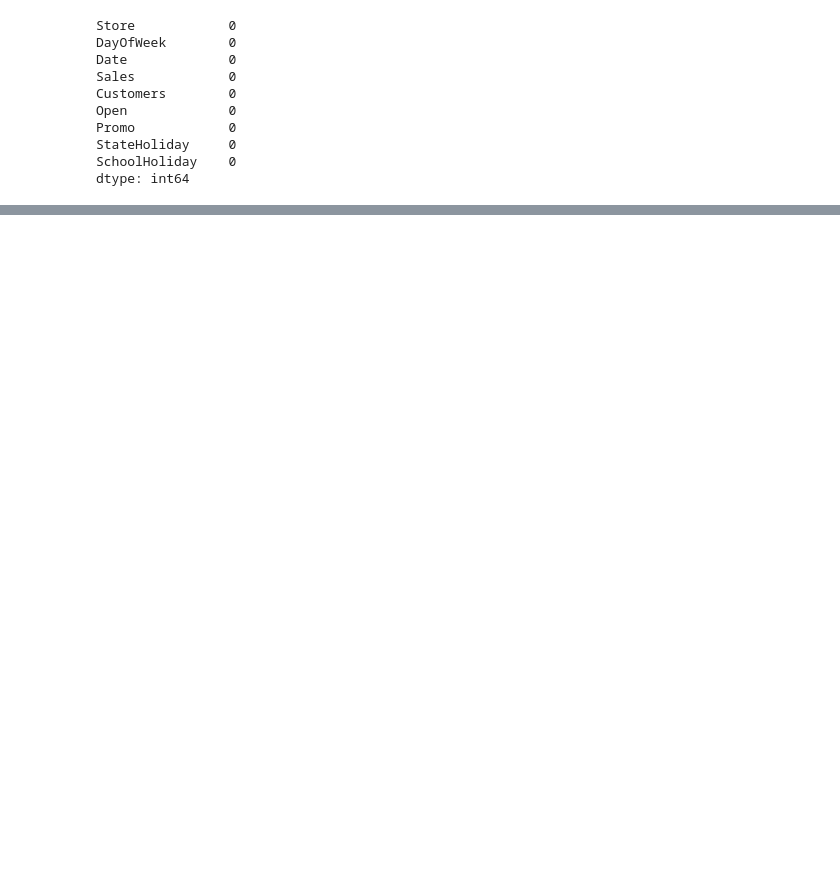
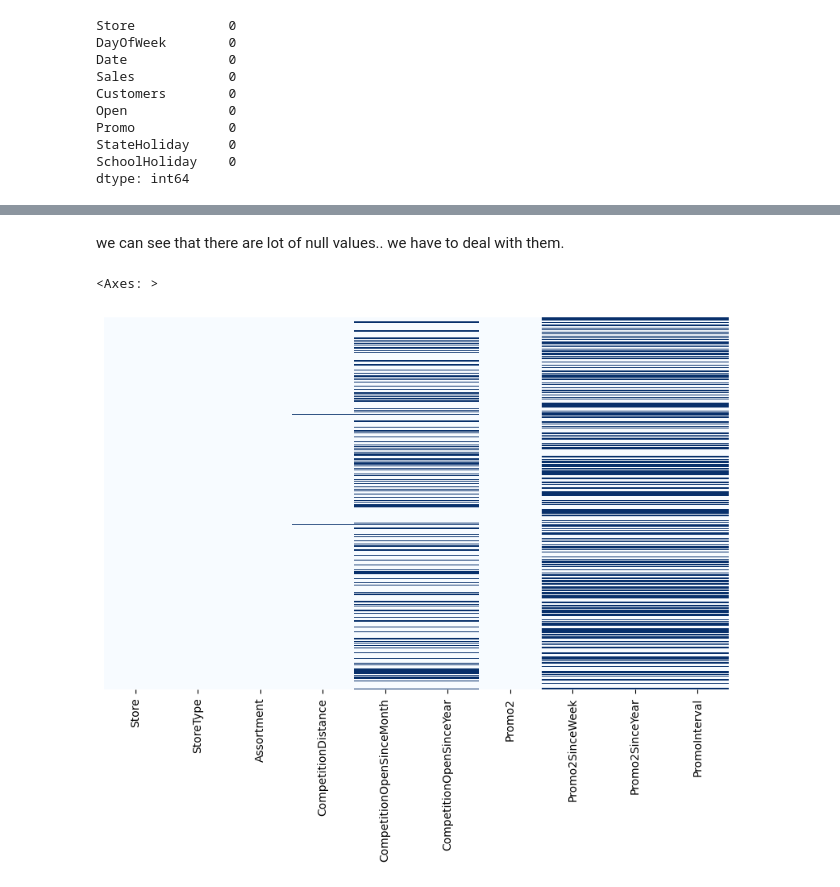
Before and after one commit to Koti-RK/Retail-Sales-Prediction, a Jupyter notebook: Retail_sales_prediction.ipynb, the cells around one changed output, grey strips where cells are left out. Saved outputs shown, nothing was run; the diff lists cells and outputs as text; code cells hidden in the pictures; blank space fills up the shorter version.

```diff
--- a/Retail_sales_prediction.ipynb
+++ b/Retail_sales_prediction.ipynb
@@ -214,10 +175,0 @@ Name: CompetitionOpenSinceYear, dtype: float64
-# %%
-# Replacing null values
-store_df['CompetitionOpenSinceMonth'].fillna(store_df['CompetitionOpenSinceMonth'].mode()[0], inplace = True)
-store_df['CompetitionDistance'].fillna(store_df['CompetitionDistance'].median(), inplace = True)
-store_df['CompetitionOpenSinceYear'].fillna(store_df['CompetitionOpenSinceYear'].mode()[0], inplace = True)
-# %%
-# Replacing null values
-store_df['Promo2SinceWeek'].fillna(0, inplace = True)
-store_df['Promo2SinceYear'].fillna(0, inplace = True)
-store_df['PromoInterval'].fillna(0, inplace = True)
@@ -253,0 +192,9 @@ Index(['Store', 'DayOfWeek', 'Date', 'Sales', 'Customers', 'Open', 'Promo',
+# %% [markdown]
+we can see that there are lot of null values.. we have to deal with them.
+# %%
+# heatmap for null values
+plt.figure(figsize=(10,6))
+sns.heatmap(store_df.isnull(),yticklabels= False, cbar= False, cmap= 'Blues')
+# %% [output]
+<Axes: >
+[figure, added]
```
Also changed, not shown: parts of 69 cells of this notebook.
